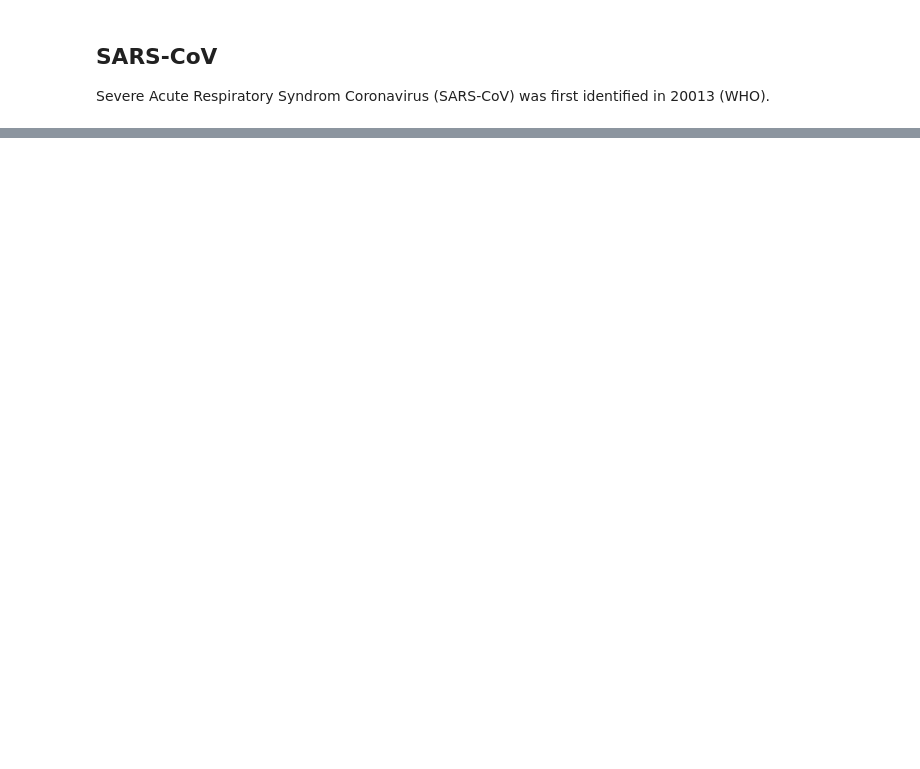
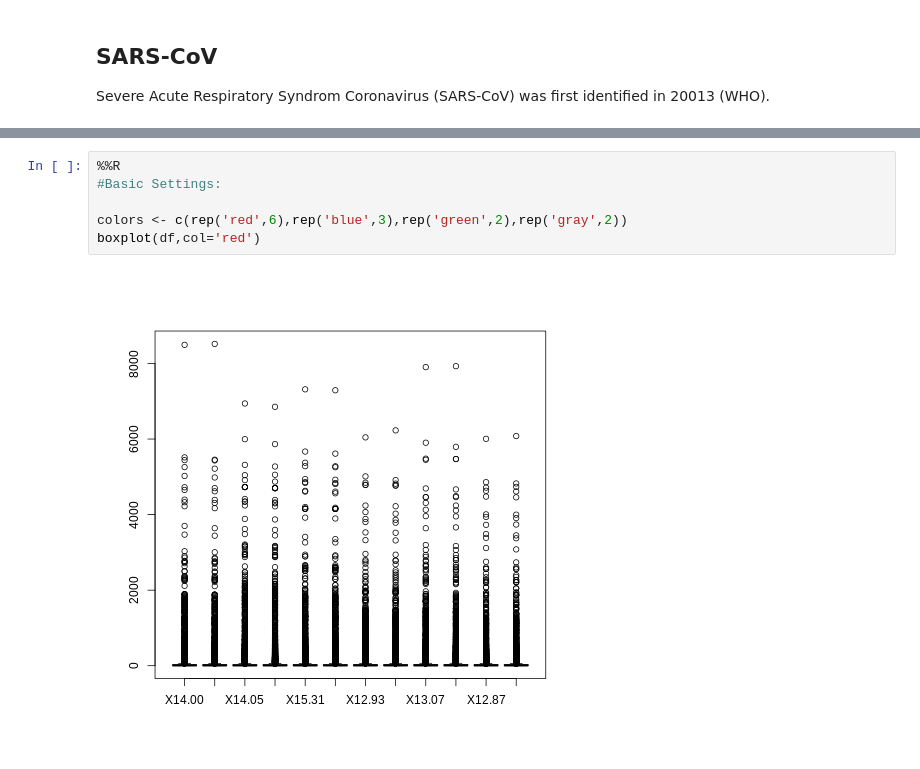
Before and after one commit to cindykhris/SummerInternship2020, a Jupyter notebook: SummerInternship2020.ipynb, the cells around one changed output, grey strips where cells are left out. Saved outputs shown, nothing was run; the diff lists cells and outputs as text; blank space fills up the shorter version.

```diff
--- a/SummerInternship2020.ipynb
+++ b/SummerInternship2020.ipynb
@@ -205,0 +90,8 @@ import seaborn as sns
+# %%
+%%R
+#Basic Settings:
+
+colors <- c(rep('red',6),rep('blue',3),rep('green',2),rep('gray',2))
+boxplot(df,col='red')
+# %% [output]
+[figure, added]
```
Also changed, not shown: parts of 17 cells of this notebook.
